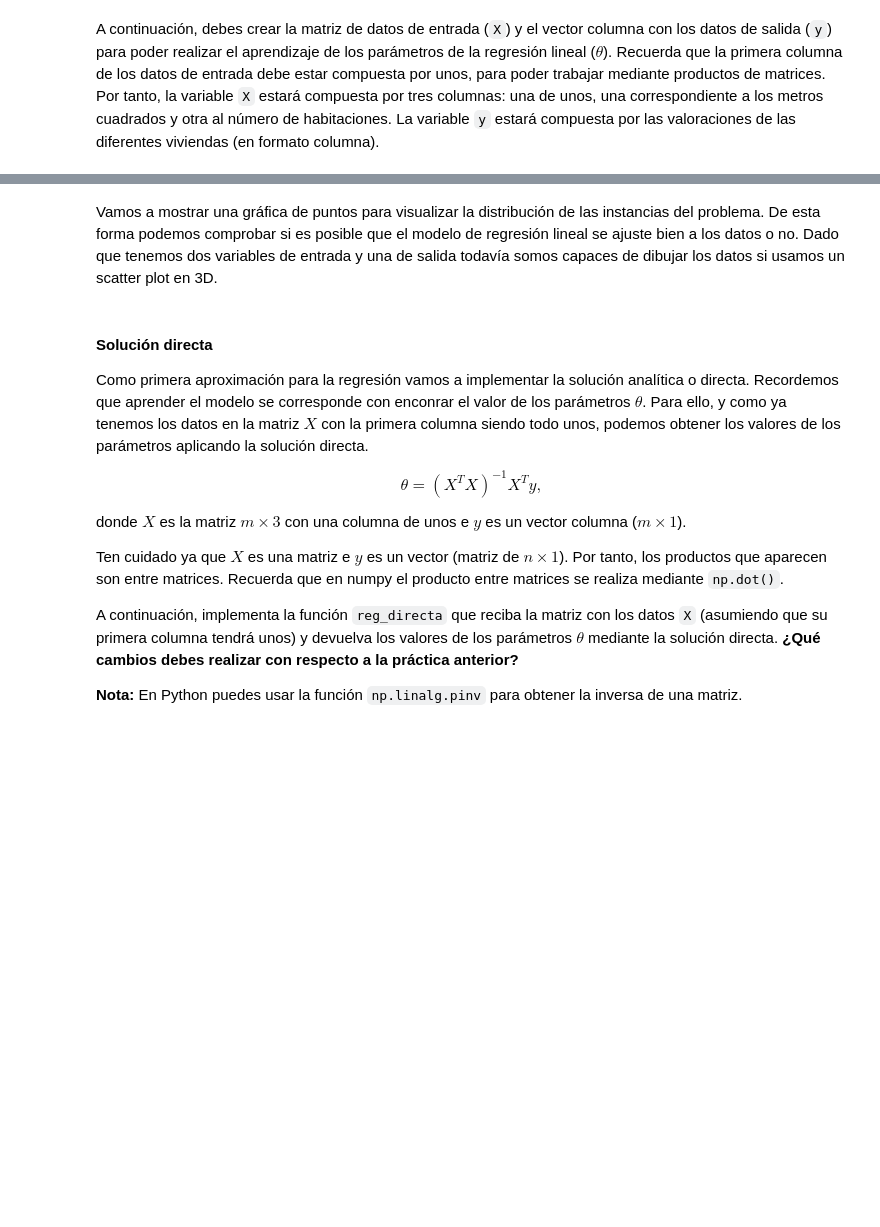
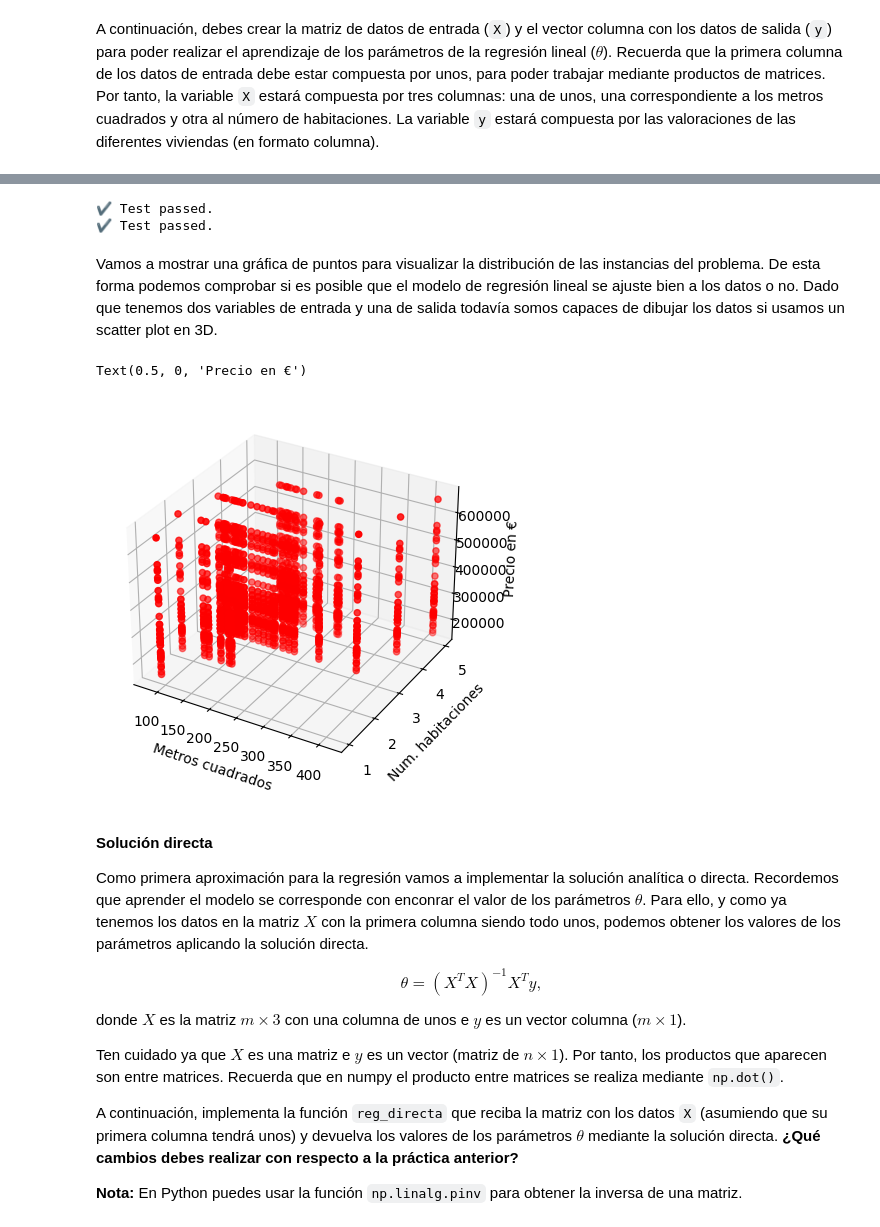
Before and after one commit to TomasAlignani/APRENDIZAJE, a Jupyter notebook: 3. RegresionLineal_Nvariables/practica3_RegresionLineal_Nvariables.ipynb, the cells around one changed output, grey strips where cells are left out. Saved outputs shown, nothing was run; the diff lists cells and outputs as text; code cells hidden in the pictures; blank space fills up the shorter version.

```diff
--- a/3. RegresionLineal_Nvariables/practica3_RegresionLineal_Nvariables.ipynb
+++ b/3. RegresionLineal_Nvariables/practica3_RegresionLineal_Nvariables.ipynb
@@ -39,3 +39,5 @@ Vamos a comenzar leyendo los datos almacenados en el fichero `'house_prices2.txt
 # %%
 # Usa la función loadtxt de numpy para cargar los datos en la variable data
 # <RELLENAR>
+data = np.loadtxt('house_prices2.txt', delimiter=',')
+print(data[:5])
@@ -50,13 +60,14 @@ A continuación, debes crear la matriz de datos de entrada (`X`) y el vector col
 # Utiliza la función hstack o column_stack para concatenar una matriz de m x 1 de ceros y
 # los datos en data menos su última columna
 
-# X = np.hstack(    #<RELLENAR>    ).T
+#stackear matriz mx1 con un vector de unos
+X = np.hstack((np.ones((data.shape[0],1)), data[:, :-1]))
 # <RELLENAR>
-
+y = data[:, -1].reshape(-1, 1) #el reshape basicamente cambia de un vector fila a un vector columna, es decir una matriz de m x 1
 # y debe ser un vector columna, es decir una matriz de m x 1.
 # Para ello, debes tomar la segunda última de data y luego hacer un reshape(-1, 1).
 # El -1 le indica a numpy que debe estimar el tamaño automáticamente
 # <RELLENAR>
 
-print(X[:5, :])
+print(X[:5,:])
 print(y[:5, :])
@@ -63,19 +85,25 @@ print(y[:5, :])
 # %%
 test_nb(list(X[0,:].round(2)), [1.0, 195.47, 3.0], 'X no está bien formada')
 test_nb(list(y[:5, 0]), [375906.0, 310106.0, 346860.0, 218080.0, 507506.0], 'y no está bien formada')
+# %% [output]
+✔️ Test passed.
+✔️ Test passed.
 # %% [markdown]
 Vamos a mostrar una gráfica de puntos para visualizar la distribución de las instancias del problema. De esta forma podemos comprobar si es posible que el modelo de regresión lineal se ajuste bien a los datos o no. Dado que tenemos dos variables de entrada y una de salida todavía somos capaces de dibujar los datos si usamos un scatter plot en 3D.
 # %%
 fig = plt.figure()
 ax = fig.add_subplot(projection='3d')
 
 # Utiliza el comando scatter para representar la nube de puntos que representa las instancias de nuestro problema
 # ax.scatter(...)
 # <RELLENAR>
-
+ax.scatter(X[:, 1], X[:, 2], y, c='r', marker='o') #basicamente antes era y = f(X1) ahora es y = f(X1, X2) = f(metros cuadrados, num. habitaciones)
 ax.set_xlabel('Metros cuadrados')
 ax.set_ylabel('Num. habitaciones')
-ax.set_zlabel('Precio en €');
+ax.set_zlabel('Precio en €')
+# %% [output]
+Text(0.5, 0, 'Precio en €')
+[figure, added]
 # %% [markdown]
 #### Solución directa <a id="subparte1"></a>
 
```
Also changed, not shown: parts of 6 cells of this notebook.
